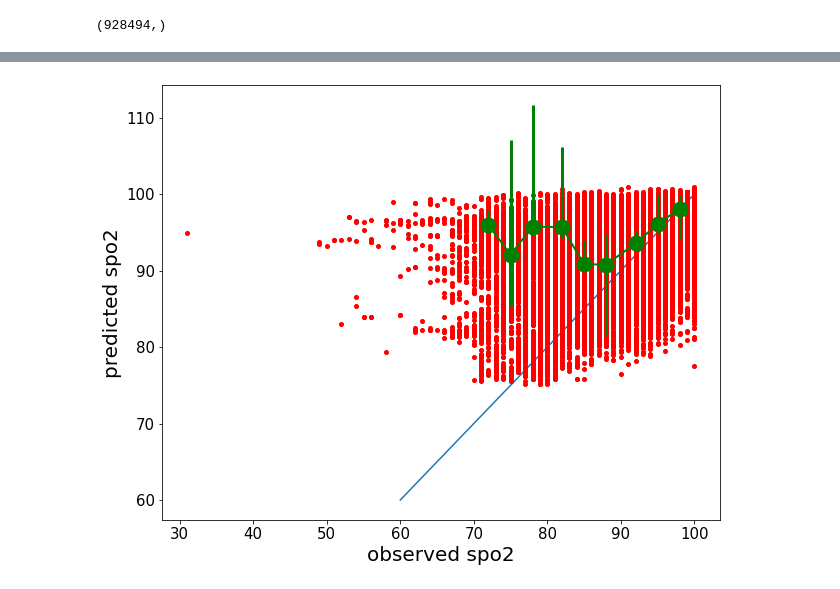
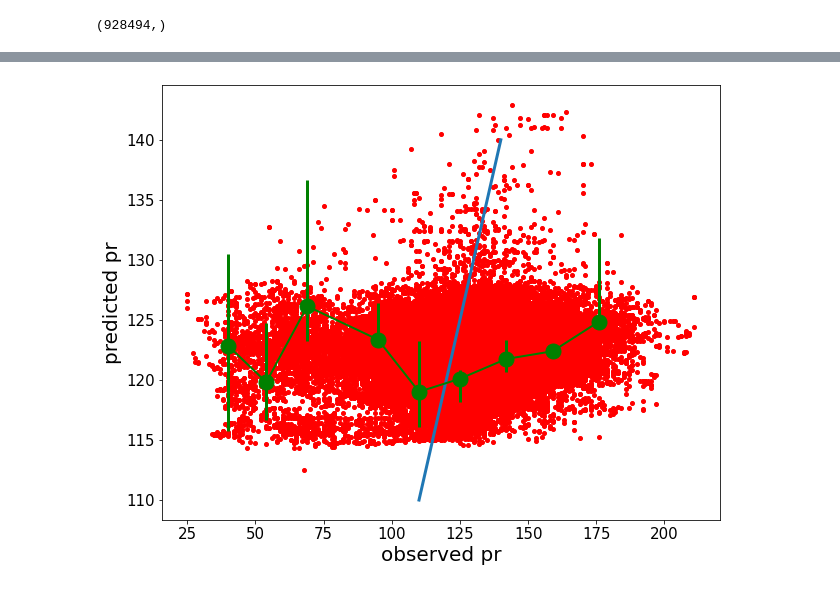
Before and after one commit to shisteve/NHS, a Jupyter notebook: 016b_NN_total.ipynb, the cells around one changed output, grey strips where cells are left out. Saved outputs shown, nothing was run; the diff lists cells and outputs as text; code cells hidden in the pictures.

```diff
--- a/016b_NN_total.ipynb
+++ b/016b_NN_total.ipynb
@@ -97,7 +102,7 @@ scaler.fit(INPUT)
 INPUT_NORM = scaler.transform(INPUT)
 # %%
 # SPLIT TRAIN AND TEST
-input_train,input_test, output_train, output_test = train_test_split(INPUT_NORM, OUTPUT, test_size=0.5)
+input_train,input_test, output_train, output_test = train_test_split(INPUT_NORM, OUTPUT, test_size=0.3)
 # %%
 print ("training sample size: ",len(input_train))
 print ("test sample size: ",len(input_test))
@@ -113,7 +118,7 @@ test / sample = 0.5
 # %%
 # DEFINE MODEL ARCHITECTURE
 model = Sequential()
-model.add(Dense(6,input_dim=5,activation='relu'))
+model.add(Dense(6,input_dim=4,activation='relu'))
 #model.add(Dense(6,activation='relu'))
 model.add(Dense(3,activation='relu'))
 model.add(Dense(1,activation='linear'))
@@ -121,7 +126,9 @@ model.add(Dense(1,activation='linear'))
 # CREATE MODEL
 model.compile(loss='mean_squared_error', # 'mean_absolute_error'
               optimizer='adam',
-              metrics=['accuracy'] )
+              metrics=['mean_squared_error', 'mean_absolute_error', 'mean_absolute_percentage_error', 'cosine_proximity'])
+              #metrics=[tf.keras.metrics.mean_squared_error])
+              #metrics=['accuracy','f1-score'] )
 # %%
 # TRAIN THE MODEL
 
@@ -130,7 +137,7 @@ model.compile(loss='mean_squared_error', # 'mean_absolute_error'
 early_stopping = EarlyStopping(monitor='loss',
                                patience=10)
 
-N_EPOCHS = 5000
+N_EPOCHS = 150
 BATCH_SIZE = 1000
 VALIDATION_FRACTION = 0.33
 hist = model.fit(input_train,
@@ -214,22 +245,31 @@ plt.show()
 # %%
 # plot of prediction vs real data
 plt.figure(figsize=(10,8))
-plt.plot([60.,100.],[60.,100.])
 #plt.plot([0.,60.],[0.,60.],'k')
 #plt.plot([0.,1.2],[0.,1.2],'k')
 
-xx,yy,ey1,ey2 = median_in_bins_err(output_test,prediction,70,100,9)
+xx,yy,ey1,ey2 = median_in_bins_err(output_test,prediction,25,190,9)
 plt.errorbar(xx,yy,yerr=[ey1,ey2],fmt=".",markersize=30,elinewidth=3,color='green',zorder=11,label='THR 100')
 plt.plot(xx,yy,color="green",lw=2,zorder=12)
 
 
 plt.plot(output_test,prediction,".r",markersize=8)
 #plt.xlim(-0.5,20.)
 #plt.ylim(-0.5,20.)
 #plt.xlabel(r'number of brady-episodes observed',fontsize=20)
 #plt.ylabel(r'number of brady-episodes predicted',fontsize=20)
-plt.xlabel(r'observed spo2',fontsize=20)
-plt.ylabel(r'predicted spo2',fontsize=20)
+
+#plt.xlabel(r'observed spo2',fontsize=20)
+#plt.ylabel(r'predicted spo2',fontsize=20)
+
+#plt.plot([80.,180.],[80.,180.],lw=3)
+plt.plot([110.,140.],[110.,140.],lw=3)
+
+
+plt.xlabel(r'observed pr',fontsize=20)
+plt.ylabel(r'predicted pr',fontsize=20)
+
+
 plt.show()
 # %% [output]
-[figure, old version]
+[figure, new version]
```
Also changed, not shown: parts of 19 cells of this notebook.
